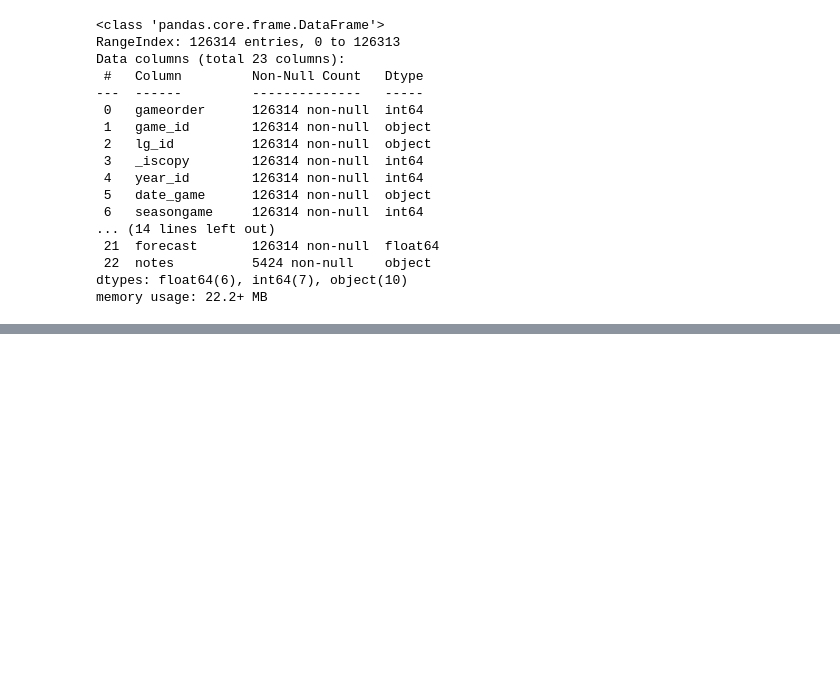
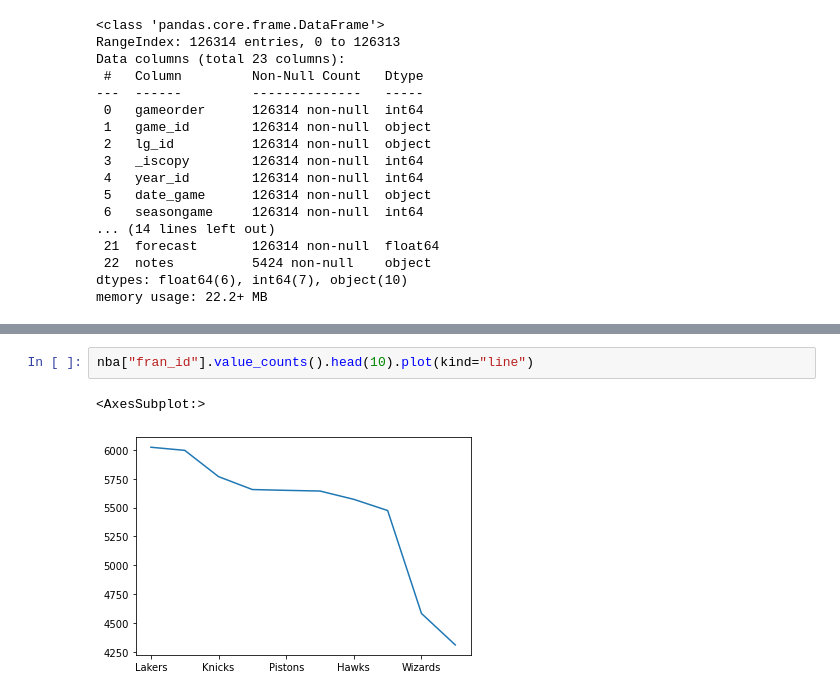
Before and after one commit to bayazidbh/H8_58, a Jupyter notebook: jupyter/Session05/practice05.ipynb, the cells around one changed output, grey strips where cells are left out. Saved outputs shown, nothing was run; the diff lists cells and outputs as text; blank space fills up the shorter version.

```diff
--- a/jupyter/Session05/practice05.ipynb
+++ b/jupyter/Session05/practice05.ipynb
@@ -86,0 +867,5 @@ Name: team_id, Length: 104, dtype: int64
+# %%
+nba["fran_id"].value_counts().head(10).plot(kind="line")
+# %% [output]
+<AxesSubplot:>
+[figure, added]
```
Also changed, not shown: parts of 99 cells of this notebook, 2 other files.
